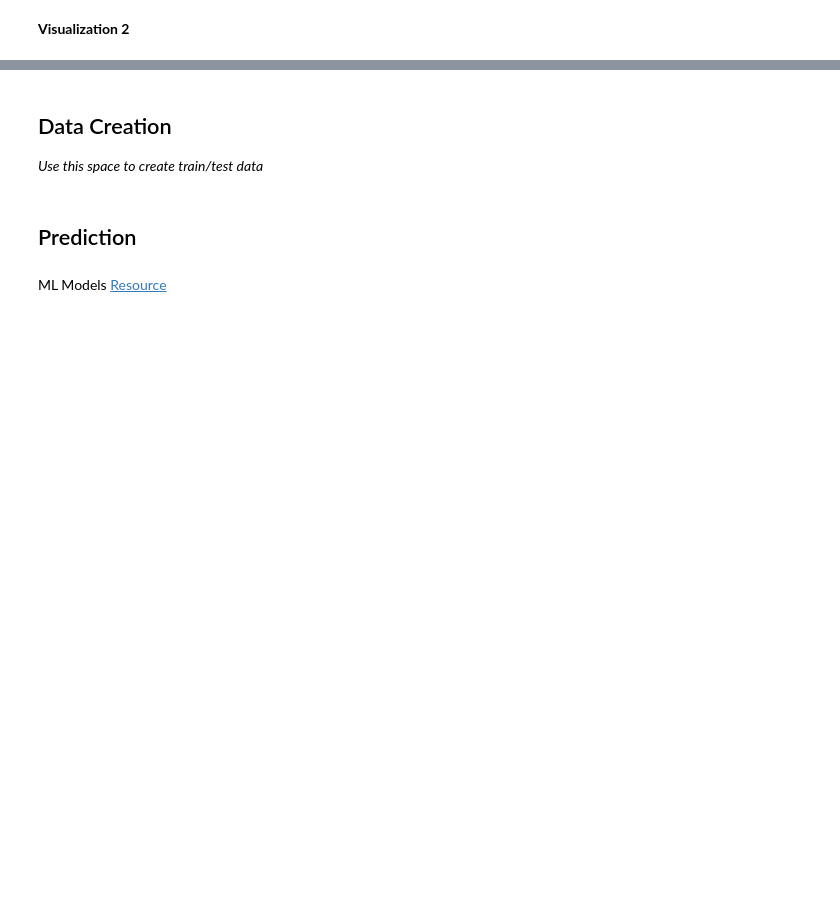
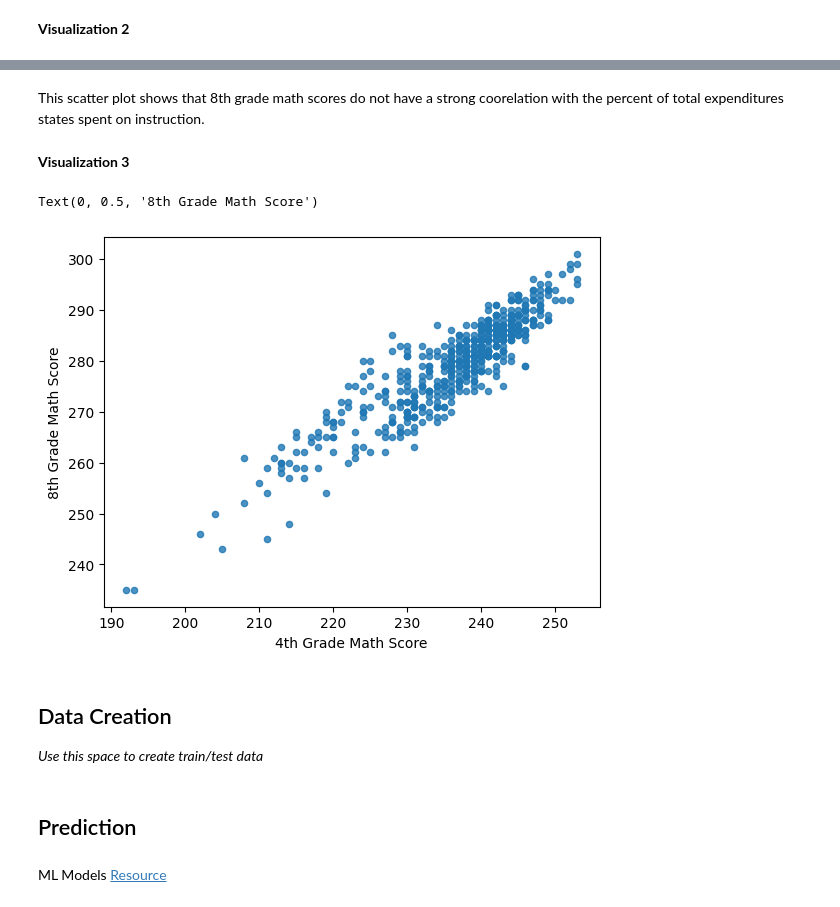
Before and after one commit to uma3iyer/msdt-tutorial, a Jupyter notebook: tutorial1/checkpoint1.ipynb, the cells around one changed output, grey strips where cells are left out. Drawn from its saved outputs; the diff is of its cells as text; code cells hidden in the pictures; blank space fills up the shorter version.

```diff
--- a/tutorial1/checkpoint1.ipynb
+++ b/tutorial1/checkpoint1.ipynb
@@ -171,0 +187,11 @@ Investigate the relationship between your chosen response variable and at least
+# %% [markdown]
+This scatter plot shows that 8th grade math scores do not have a strong coorelation with the percent of total expenditures states spent on instruction.
+# %% [markdown]
+**Visualization 3**
+# %%
+df.plot.scatter(x='AVG_MATH_4_SCORE', y='AVG_MATH_8_SCORE', alpha=0.8)
+plt.xlabel('4th Grade Math Score')
+plt.ylabel('8th Grade Math Score')
+# %% [output]
+Text(0, 0.5, '8th Grade Math Score')
+[figure, added]
```
Also changed, not shown: parts of 21 cells of this notebook.
